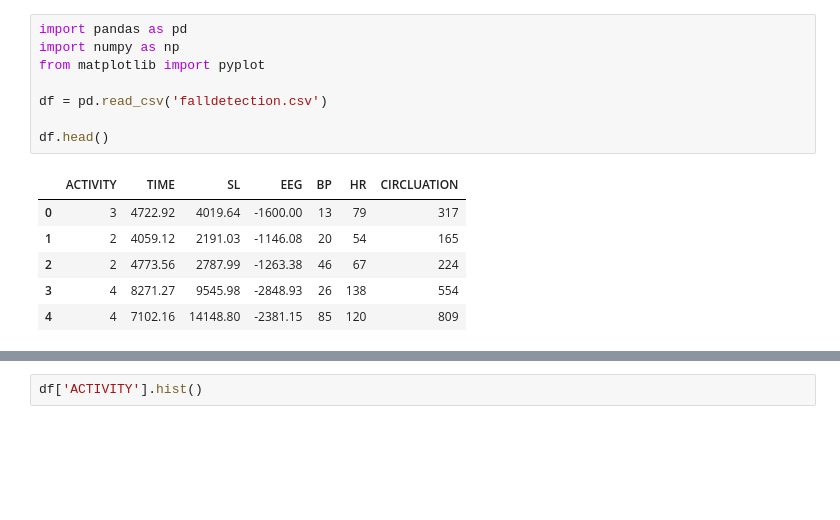
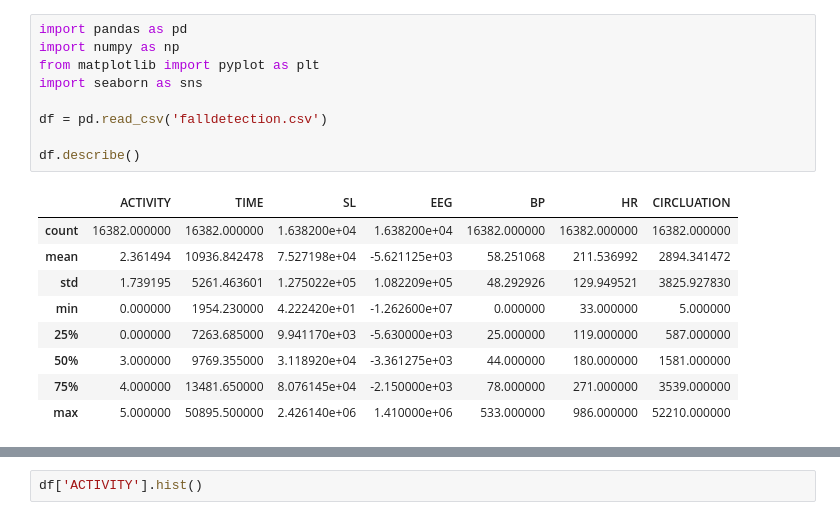
Before and after one commit to lorenzolevis/fall_detection_project, a Jupyter notebook: Notebook_project.ipynb, the cells around one changed output, grey strips where cells are left out. Cells and saved outputs as stored; diff of their text form; blank space fills up the shorter version.

```diff
--- a/Notebook_project.ipynb
+++ b/Notebook_project.ipynb
@@ -1,15 +1,19 @@
 # %%
 import pandas as pd
 import numpy as np
-from matplotlib import pyplot
+from matplotlib import pyplot as plt
+import seaborn as sns
 
 df = pd.read_csv('falldetection.csv')
 
-df.head()
+df.describe()
 # %% [output]
 |  | ACTIVITY | TIME | SL | EEG | BP | HR | CIRCLUATION |
-| 0 | 3 | 4722.92 | 4019.64 | -1600.00 | 13 | 79 | 317 |
-| 1 | 2 | 4059.12 | 2191.03 | -1146.08 | 20 | 54 | 165 |
-| 2 | 2 | 4773.56 | 2787.99 | -1263.38 | 46 | 67 | 224 |
-| 3 | 4 | 8271.27 | 9545.98 | -2848.93 | 26 | 138 | 554 |
-| 4 | 4 | 7102.16 | 14148.80 | -2381.15 | 85 | 120 | 809 |
+| count | 16382.000000 | 16382.000000 | 1.638200e+04 | 1.638200e+04 | 16382.000000 | 16382.000000 | 16382.000000 |
+| mean | 2.361494 | 10936.842478 | 7.527198e+04 | -5.621125e+03 | 58.251068 | 211.536992 | 2894.341472 |
+| std | 1.739195 | 5261.463601 | 1.275022e+05 | 1.082209e+05 | 48.292926 | 129.949521 | 3825.927830 |
+| min | 0.000000 | 1954.230000 | 4.222420e+01 | -1.262600e+07 | 0.000000 | 33.000000 | 5.000000 |
+| 25% | 0.000000 | 7263.685000 | 9.941170e+03 | -5.630000e+03 | 25.000000 | 119.000000 | 587.000000 |
+| 50% | 3.000000 | 9769.355000 | 3.118920e+04 | -3.361275e+03 | 44.000000 | 180.000000 | 1581.000000 |
+| 75% | 4.000000 | 13481.650000 | 8.076145e+04 | -2.150000e+03 | 78.000000 | 271.000000 | 3539.000000 |
+| max | 5.000000 | 50895.500000 | 2.426140e+06 | 1.410000e+06 | 533.000000 | 986.000000 | 52210.000000 |
```
Also changed, not shown: parts of 3 cells of this notebook, 1 other file.
